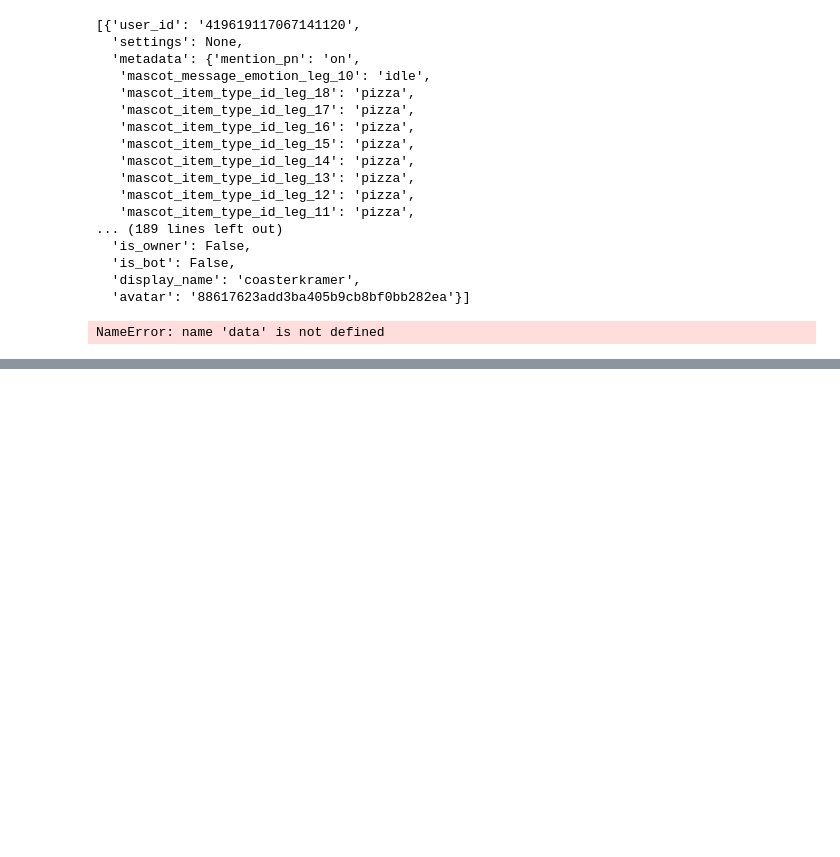
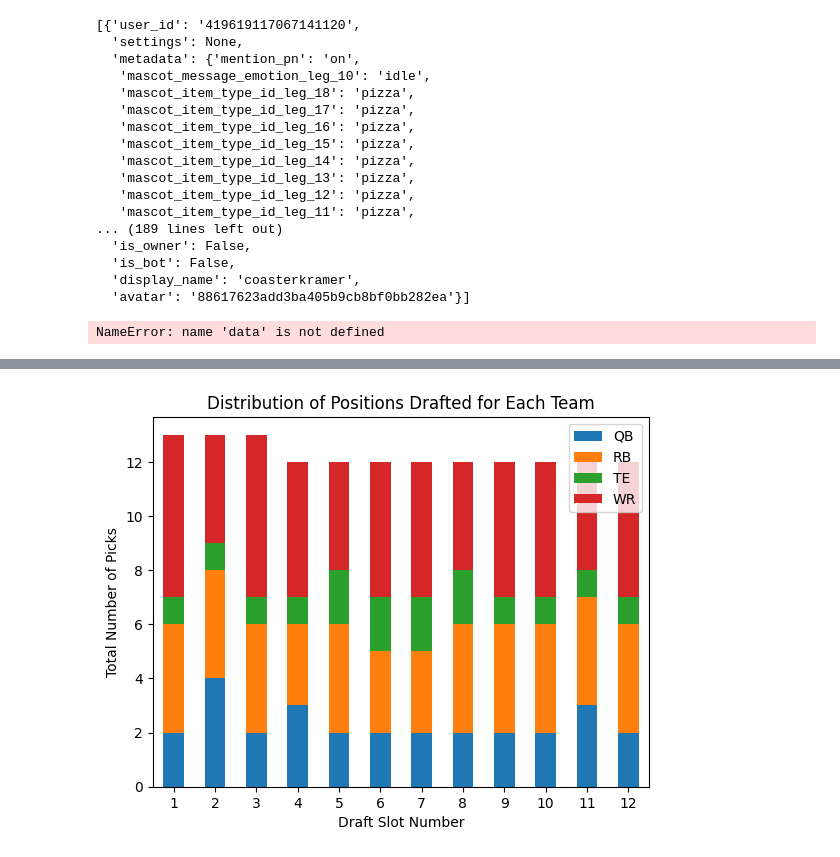
Before and after one commit to tbakely/NFL-Analysis, a Jupyter notebook: sleeperapi.ipynb, the cells around one changed output, grey strips where cells are left out. Cells and saved outputs as stored; diff of their text form; code cells hidden in the pictures; blank space fills up the shorter version.

```diff
--- a/sleeperapi.ipynb
+++ b/sleeperapi.ipynb
@@ -188,0 +222,19 @@ mooch_league.users()
+# %%
+# test_draft
+pivoted = test_draft.pivot_table(index="draft_slot", columns="position", aggfunc="size", fill_value=0)
+# %%
+pivoted.columns.name = None
+pivoted.reset_index(inplace=True)
+# %%
+import matplotlib.pyplot as plt
+plt.rcParams["figure.figsize"] = (8,6)
+
+pivoted.set_index("draft_slot").plot(kind="bar", stacked="True")
+
+plt.title("Distribution of Positions Drafted for Each Team")
+plt.xlabel("Draft Slot Number")
+plt.ylabel("Total Number of Picks")
+plt.xticks(rotation=0)
+plt.show()
+# %% [output]
+[figure, added]
```
Also changed, not shown: parts of 24 cells of this notebook, 10 other files.
